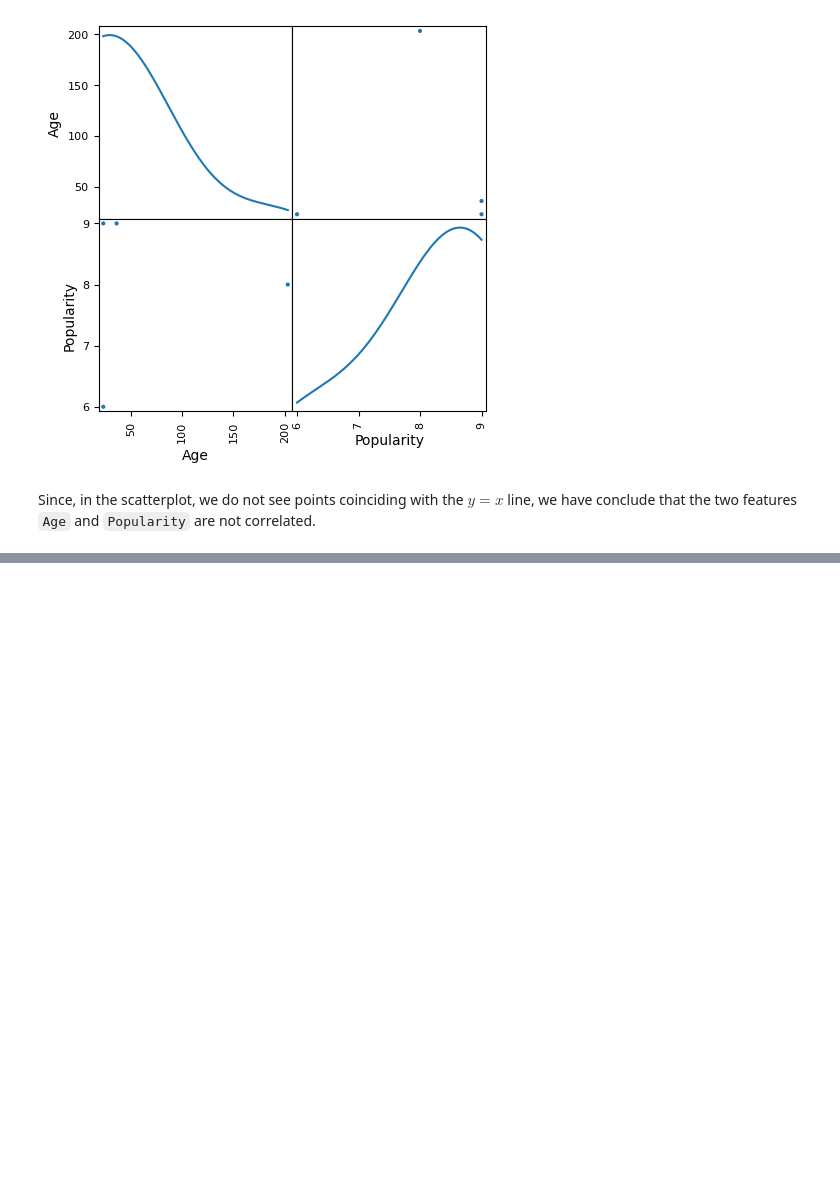
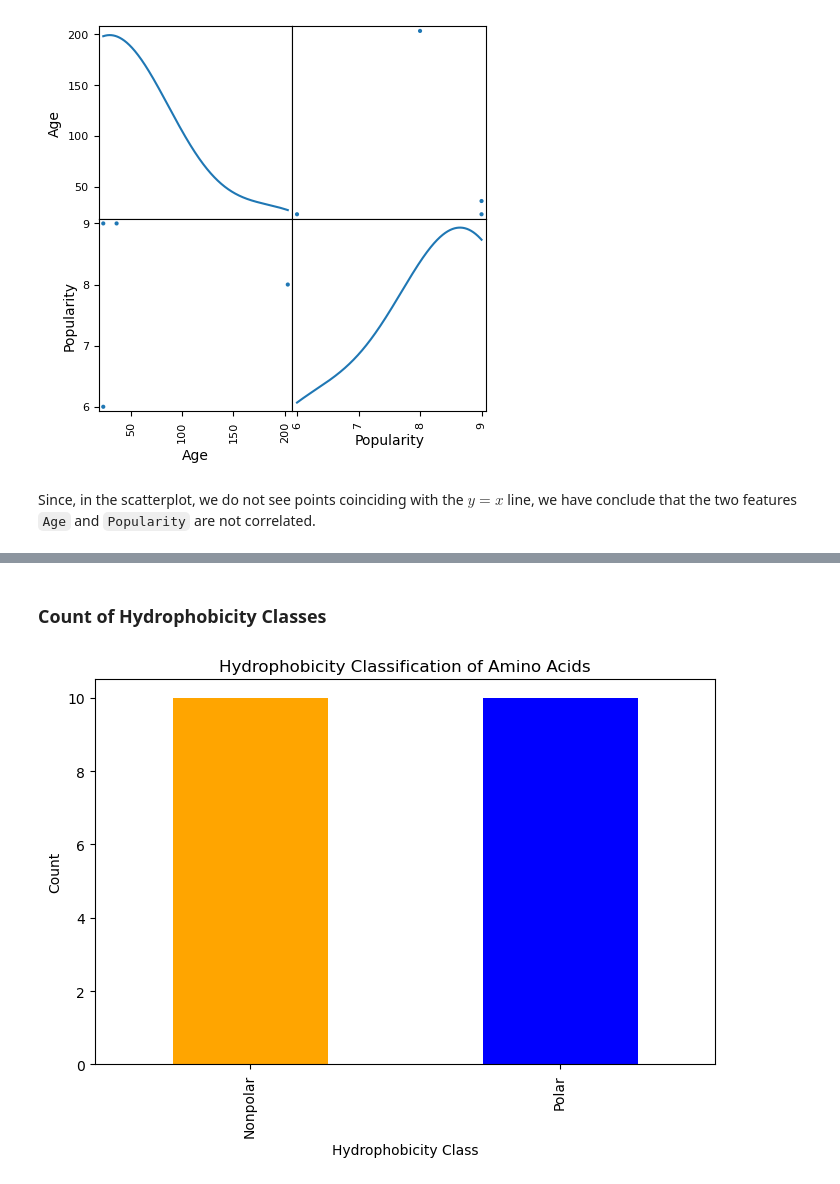
Before and after one commit to raghurama123/PyLifeS, a Jupyter notebook: 2025/notebooks/pylifes25_02.ipynb, the cells around one changed output, grey strips where cells are left out. Saved outputs shown, nothing was run; the diff lists cells and outputs as text; code cells hidden in the pictures; blank space fills up the shorter version.

```diff
--- a/2025/notebooks/pylifes25_02.ipynb
+++ b/2025/notebooks/pylifes25_02.ipynb
@@ -284,0 +739,11 @@ Since, in the scatterplot, we do not see points coinciding with the $y=x$ line,
+# %% [markdown]
+### Count of Hydrophobicity Classes
+# %%
+df['Hydrophobicity'].value_counts().plot(kind='bar', color=['orange', 'blue'], figsize=(8, 5))
+plt.xlabel('Hydrophobicity Class')
+plt.ylabel('Count')
+plt.title('Hydrophobicity Classification of Amino Acids')
+plt.savefig('polarity.pdf', dpi=300, bbox_inches='tight')  # Save as PDF
+plt.show()
+# %% [output]
+[figure, added]
```
Also changed, not shown: parts of 73 cells of this notebook.
